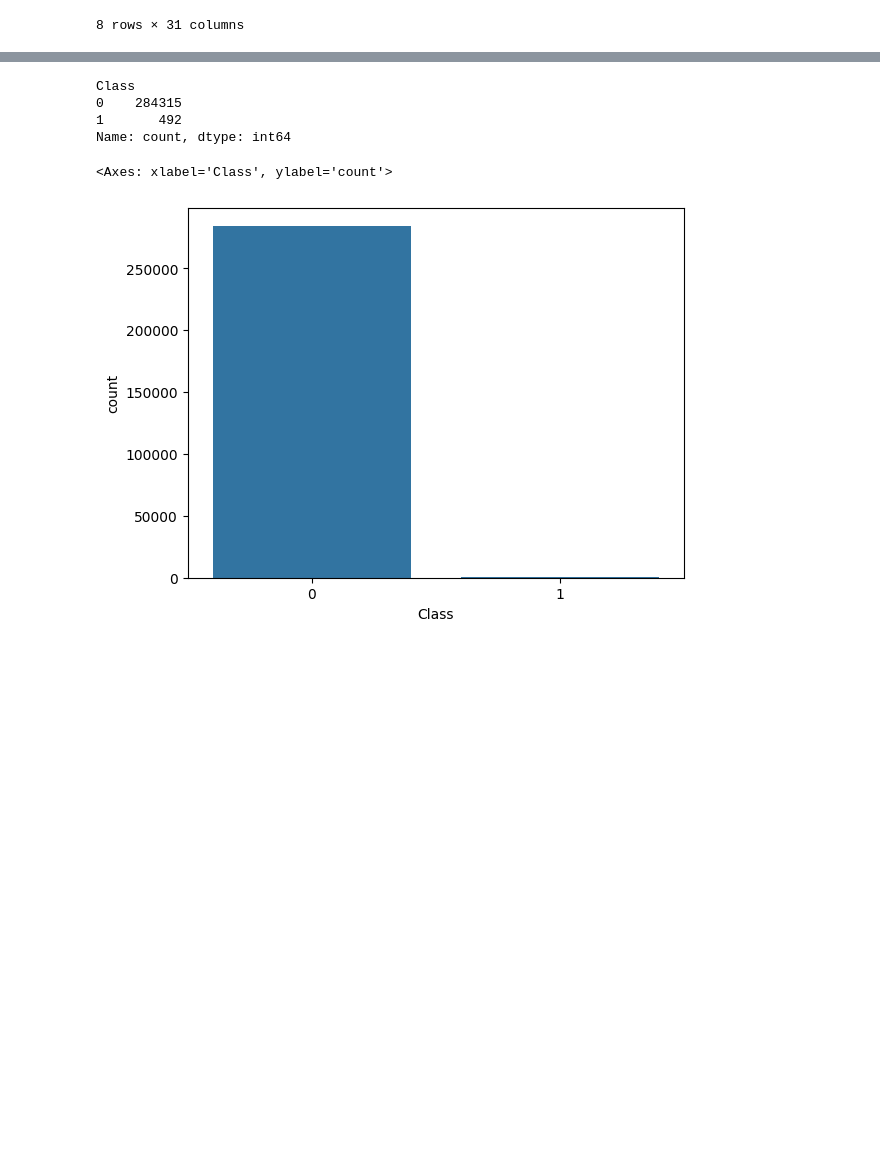
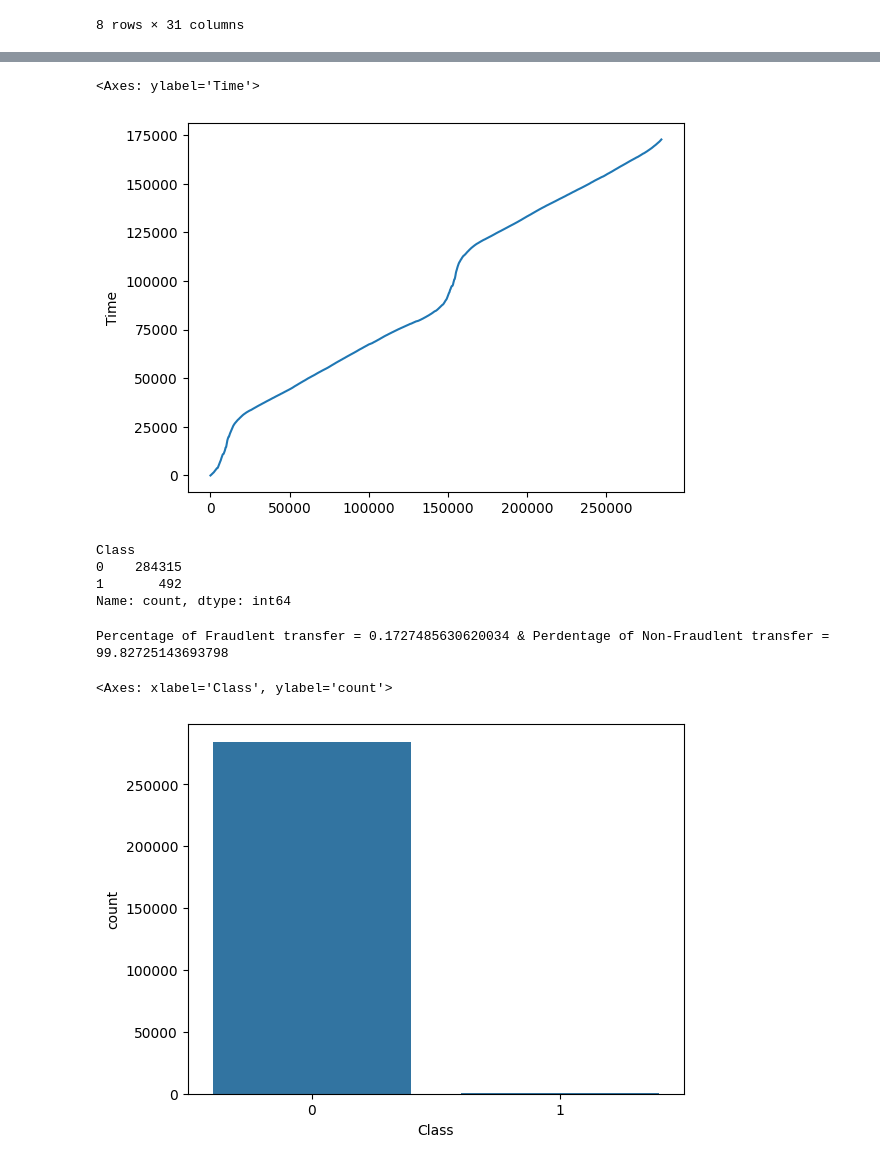
Before and after one commit to JOCRZ/TechnoHacks_Internship, a Jupyter notebook: Project1/EDA.ipynb, the cells around one changed output, grey strips where cells are left out. Drawn from its saved outputs; the diff is of its cells as text; code cells hidden in the pictures; blank space fills up the shorter version.

```diff
--- a/Project1/EDA.ipynb
+++ b/Project1/EDA.ipynb
@@ -35,3 +77,8 @@ df.describe()
+# %%
+sns.lineplot(df['Time'])
+# %% [output]
+<Axes: ylabel='Time'>
+[figure, added]
 # %%
 df.Class.value_counts()
 # %% [output]
@@ -39,6 +86,13 @@ Class
 0    284315
 1       492
 Name: count, dtype: int64
+# %%
+total_data = df.Class.value_counts()[0] + df.Class.value_counts()[1]
+NFT = (df.Class.value_counts()[0]/total_data) * 100
+FT = (df.Class.value_counts()[1]/total_data) * 100
+print("Percentage of Fraudlent transfer = {} & Perdentage of Non-Fraudlent transfer = {}".format(FT,NFT))
+# %% [output]
+Percentage of Fraudlent transfer = 0.1727485630620034 & Perdentage of Non-Fraudlent transfer = 99.82725143693798
 # %%
 sns.barplot(data=df.Class.value_counts())
 # %% [output]
```
Also changed, not shown: parts of 46 cells of this notebook, 3 other files.
